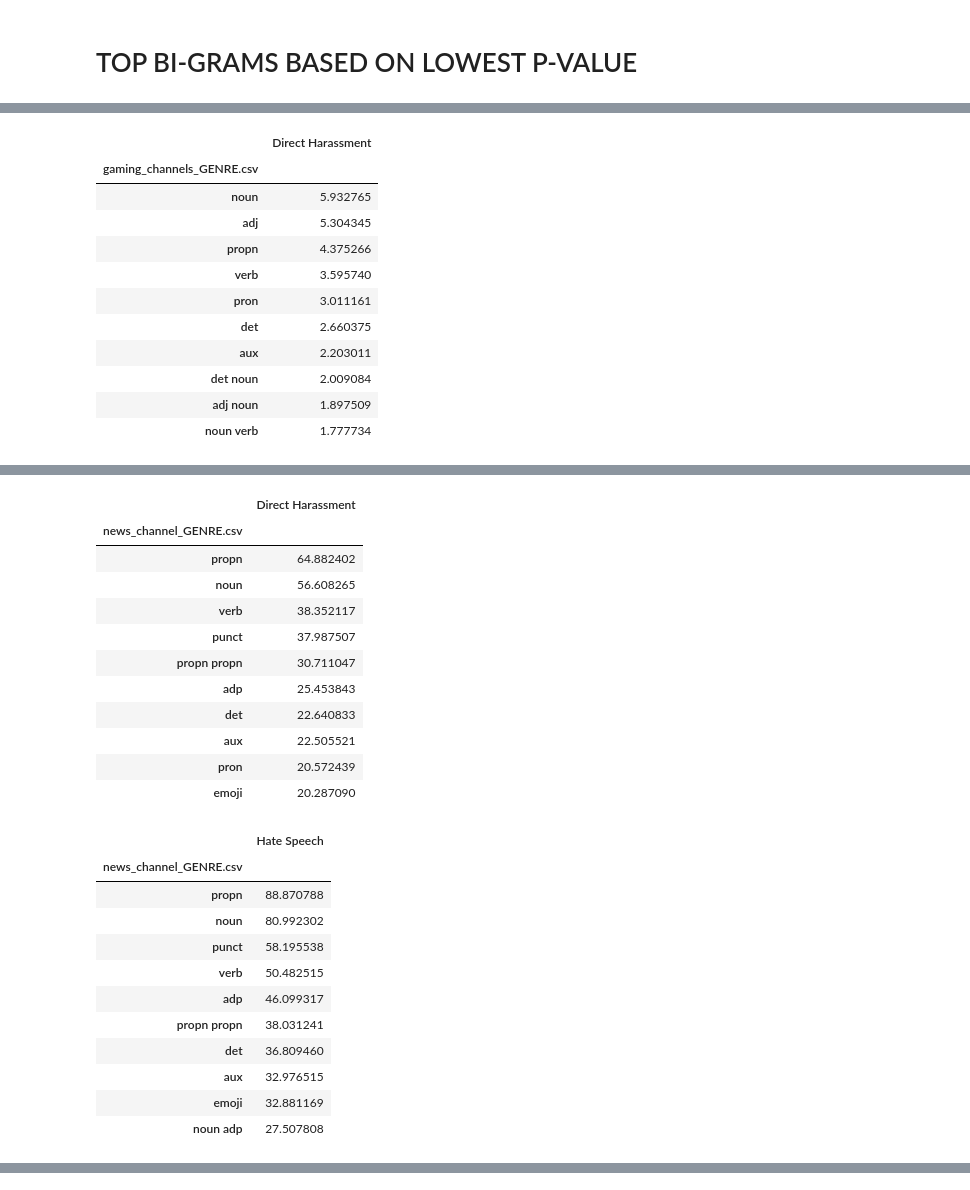
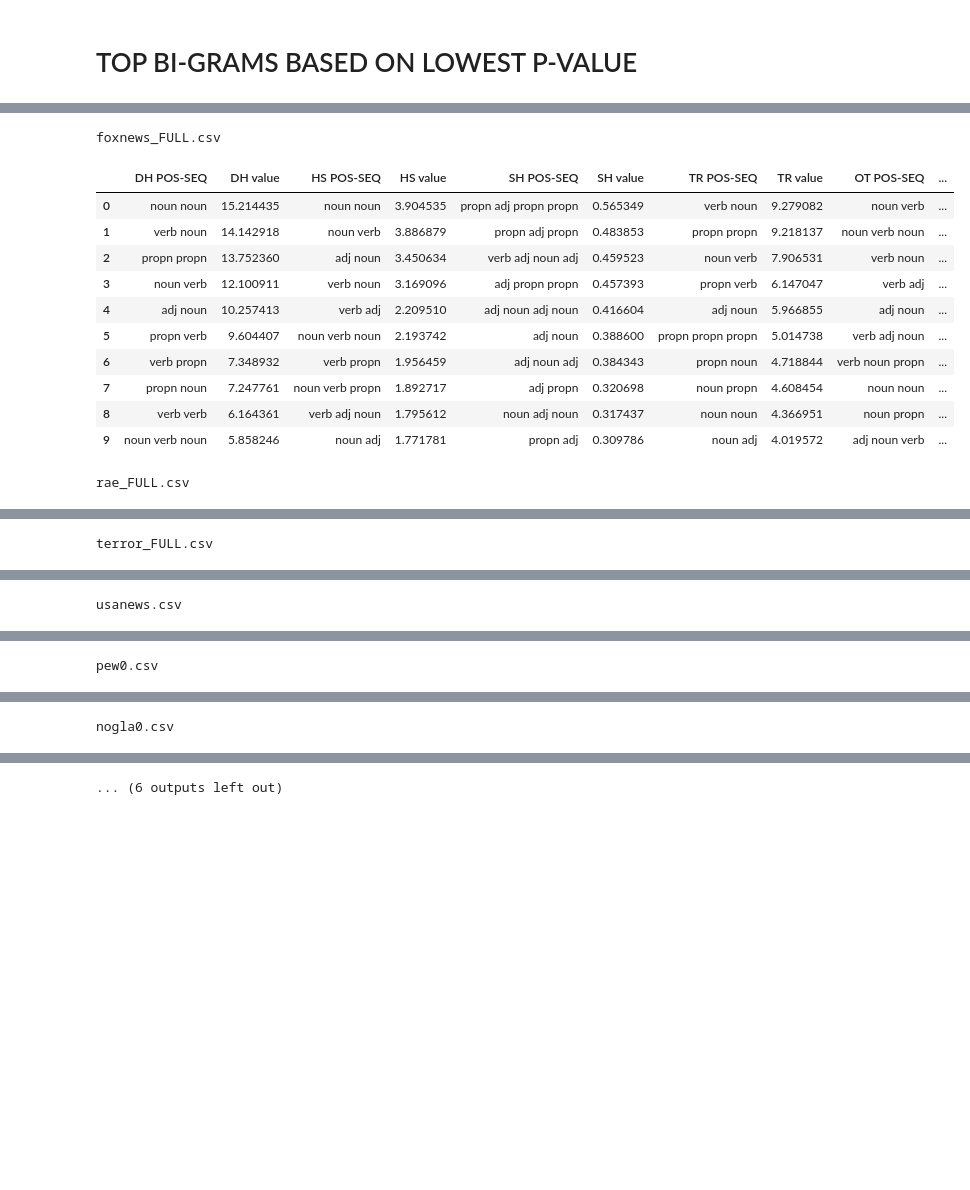
Before and after one commit to feebeef/Twitch-Chat-Log-Toxicity-Analysis, a Jupyter notebook: TFIDF-SCORES/TOP_WORDS.ipynb, the cells around one changed output, grey strips where cells are left out. Cells and saved outputs as stored; diff of their text form; code cells hidden in the pictures; blank space fills up the shorter version.

```diff
--- a/TFIDF-SCORES/TOP_WORDS.ipynb
+++ b/TFIDF-SCORES/TOP_WORDS.ipynb
@@ -144,7 +144,7 @@ for file in files:
     dfs = {}
     #corr coeffcorr coeff
     for label in labels:
-        dp = df[(df[label + " p-val"] > 0 )& ( df[label + " corr coeff"] > 0)].sort_values(by=[label + " p-val"], ascending = True).head(10)
+        dp = df[(df[label + " p-val"] > 0 )& ( df[label + " corr coeff"] > 0)].sort_values(by=[label + " p-val"], ascending = True).head(5)
         top_features = list(dp[label + " p-val"].index)
         #display(df[label + " p-val"])
         #dt = dp[ [label + " p-val", label + " corr coeff"]].T[top_features]
@@ -267,27 +224,41 @@ foxnews_FULL.csv
 # %%
 genre_files = ["gaming_channels_GENRE.csv", "news_channel_GENRE.csv" ]
 src_folder =  "tfidf_scores_POS_per_video/"
-
-for file in genre_files:
+dest_folder =  "0_FOR_ANALYSIS_RESULTS"
+for file in files:
+    vals = {}
     df = pd.read_csv(src_folder+file, index_col = 0)
     features = df.columns.difference(labels)
+    dfs = []
     for label in labels:
         dl = df[df[label] == 1][features]
         dl = dl.T.sort_values(by=[dl.T.columns[0]], ascending = False).head(10)
-        dl.index.name = file
-        dl = dl.rename({dl.columns[0]: label}, axis='columns')
+        dl.index.name = "".join([w[0] for w in label.split()])
+        if label == "Trolling":
+            dl.index.name += "R"
+        elif label == "Toxic":
+            dl.index.name += "X"
+        elif label == "Others":
+            dl.index.name += "T"
+        dl = dl.rename({dl.columns[0]:  dl.index.name + " value"}, axis='columns')
+        dl.index.name += " POS-SEQ"
+        dfs.append(dl)
 
-        display(dl)
+    dfs = [d.reset_index(drop=False) for d in dfs]
+    x = pd.concat(dfs, axis=1)
+    display(x.style.set_caption(file))
+    x.to_csv(dest_folder+"TOP_POS_TFIDF_"+file)
 # %% [output]
+foxnews_FULL.csv
-|  | Direct Harassment |
-| gaming_channels_GENRE.csv |  |
-| noun | 5.932765 |
-| adj | 5.304345 |
-| propn | 4.375266 |
-| verb | 3.595740 |
-| pron | 3.011161 |
-| det | 2.660375 |
-| aux | 2.203011 |
-| det noun | 2.009084 |
-| adj noun | 1.897509 |
-| noun verb | 1.777734 |
+|  | DH POS-SEQ | DH value | HS POS-SEQ | HS value | SH POS-SEQ | SH value | TR POS-SEQ | TR value | OT POS-SEQ | ... |
+| 0 | noun noun | 15.214435 | noun noun | 3.904535 | propn adj propn propn | 0.565349 | verb noun | 9.279082 | noun verb | ... |
+| 1 | verb noun | 14.142918 | noun verb | 3.886879 | propn adj propn | 0.483853 | propn propn | 9.218137 | noun verb noun | ... |
+| 2 | propn propn | 13.752360 | adj noun | 3.450634 | verb adj noun adj | 0.459523 | noun verb | 7.906531 | verb noun | ... |
+| 3 | noun verb | 12.100911 | verb noun | 3.169096 | adj propn propn | 0.457393 | propn verb | 6.147047 | verb adj | ... |
+| 4 | adj noun | 10.257413 | verb adj | 2.209510 | adj noun adj noun | 0.416604 | adj noun | 5.966855 | adj noun | ... |
+| 5 | propn verb | 9.604407 | noun verb noun | 2.193742 | adj noun | 0.388600 | propn propn propn | 5.014738 | verb adj noun | ... |
+| 6 | verb propn | 7.348932 | verb propn | 1.956459 | adj noun adj | 0.384343 | propn noun | 4.718844 | verb noun propn | ... |
+| 7 | propn noun | 7.247761 | noun verb propn | 1.892717 | adj propn | 0.320698 | noun propn | 4.608454 | noun noun | ... |
+| 8 | verb verb | 6.164361 | verb adj noun | 1.795612 | noun adj noun | 0.317437 | noun noun | 4.366951 | noun propn | ... |
+| 9 | noun verb noun | 5.858246 | noun adj | 1.771781 | propn adj | 0.309786 | noun adj | 4.019572 | adj noun verb | ... |
+rae_FULL.csv
@@ -305,0 +276 @@ for file in genre_files:
+terror_FULL.csv
@@ -317,0 +288 @@ for file in genre_files:
+usanews.csv
@@ -329,0 +300 @@ for file in genre_files:
+pew0.csv
@@ -341,0 +312 @@ for file in genre_files:
+nogla0.csv
@@ -354,24 +323,0 @@ for file in genre_files:
-|  | Direct Harassment |
-| news_channel_GENRE.csv |  |
-| propn | 64.882402 |
-| noun | 56.608265 |
-| verb | 38.352117 |
-| punct | 37.987507 |
-| propn propn | 30.711047 |
-| adp | 25.453843 |
-| det | 22.640833 |
-| aux | 22.505521 |
-| pron | 20.572439 |
-| emoji | 20.287090 |
-|  | Hate Speech |
-| news_channel_GENRE.csv |  |
-| propn | 88.870788 |
-| noun | 80.992302 |
-| punct | 58.195538 |
-| verb | 50.482515 |
-| adp | 46.099317 |
-| propn propn | 38.031241 |
-| det | 36.809460 |
-| aux | 32.976515 |
-| emoji | 32.881169 |
-| noun adp | 27.507808 |
@@ -425,0 +324 @@ for file in genre_files:
+... (6 outputs left out)
```
Also changed, not shown: parts of 6 cells of this notebook, 58 other files.
